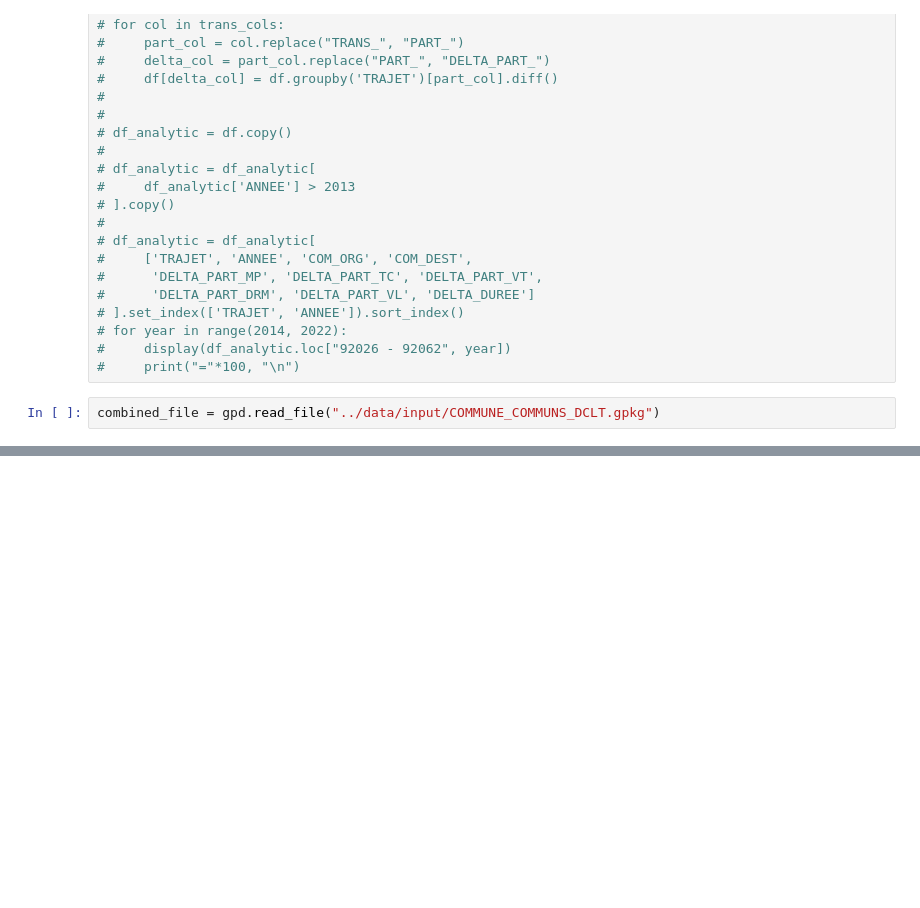
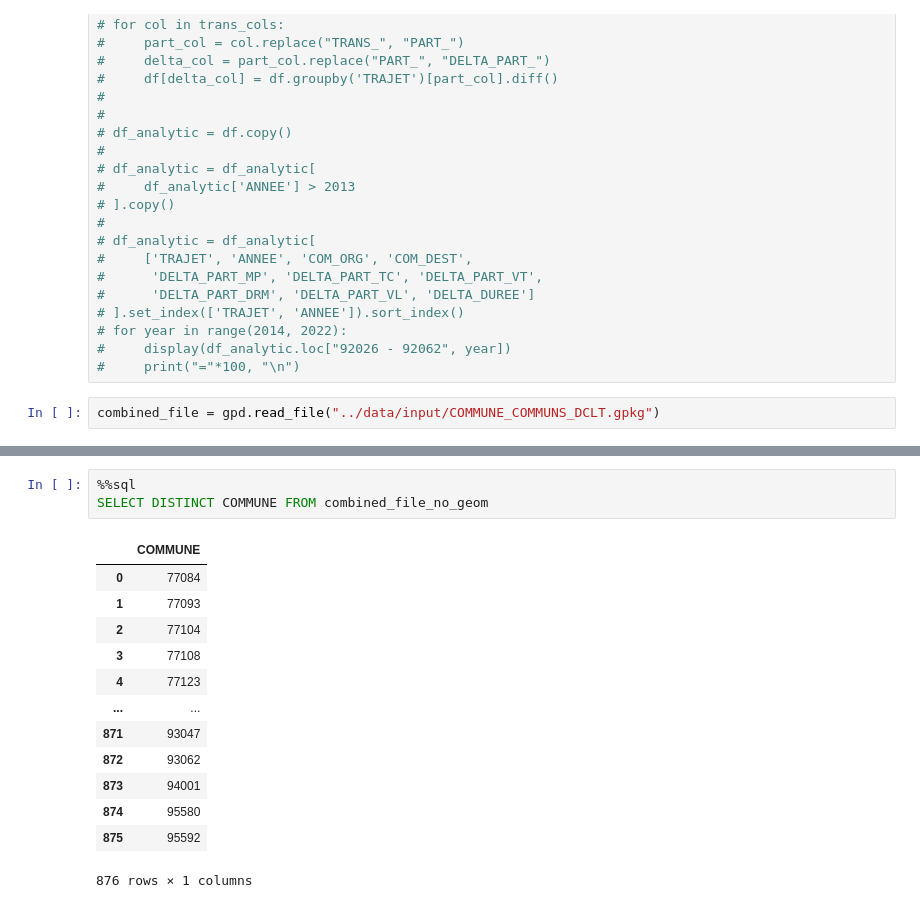
Before and after one commit to MarcelAssie/SpatialAnalysisProject, a Jupyter notebook: scripts/test.ipynb, the cells around one changed output, grey strips where cells are left out. Drawn from its saved outputs; the diff is of its cells as text; blank space fills up the shorter version.

```diff
--- a/scripts/test.ipynb
+++ b/scripts/test.ipynb
@@ -230,3 +267,20 @@ Index(['COMMUNE', 'DCLT', 'geom_dclt', 'geometry'], dtype='object')
+# %%
+%%sql
+SELECT DISTINCT COMMUNE FROM combined_file_no_geom
+# %% [output]
+|  | COMMUNE |
+| 0 | 77084 |
+| 1 | 77093 |
+| 2 | 77104 |
+| 3 | 77108 |
+| 4 | 77123 |
+| ... | ... |
+| 871 | 93047 |
+| 872 | 93062 |
+| 873 | 94001 |
+| 874 | 95580 |
+| 875 | 95592 |
+876 rows × 1 columns
 # %%
 data = combined_file.loc[~combined_file["geom_dclt"].isna(), "geom_dclt"]
 gdf = combined_file.set_geometry("geom_dclt")
```
Also changed, not shown: parts of 6 cells of this notebook, 21 other files.
